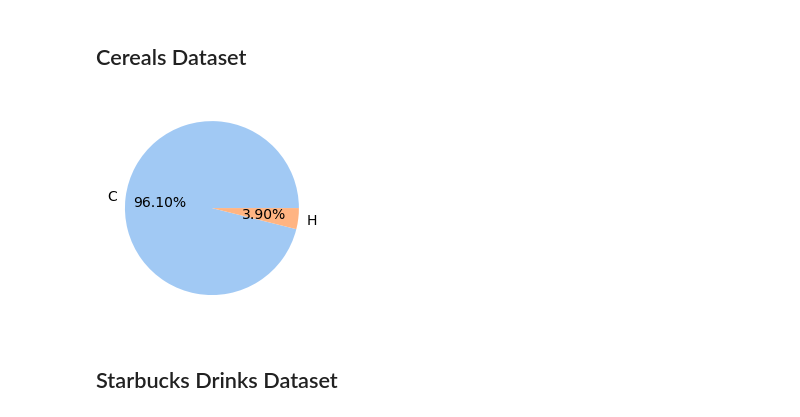
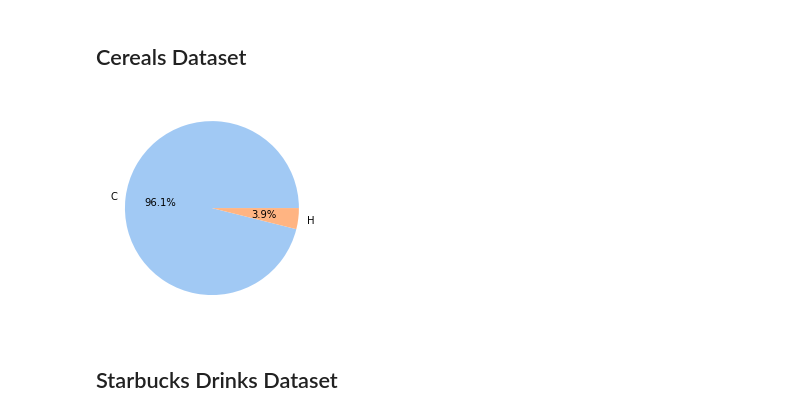
Before and after one commit to SamaSamrin/Python-Data-Visualization-Guide, a Jupyter notebook: DV_Practice.ipynb, the cells around one changed output. Saved outputs shown, nothing was run; the diff lists cells and outputs as text; code cells hidden in the pictures.

```diff
--- a/DV_Practice.ipynb
+++ b/DV_Practice.ipynb
@@ -189,11 +189,11 @@ plt.show()
 # %% [markdown]
 ## Cereals Dataset
 # %%
-cereals['type'].value_counts().plot(kind='pie', autopct='%1.2f%%', colors=sns.color_palette('pastel'), textprops={'fontsize':14})
+cereals['type'].value_counts().plot(kind='pie', autopct='%1.1f%%', colors=sns.color_palette('pastel'))
 plt.ylabel('')
 plt.show()
 # %% [output]
-[figure, old version]
+[figure, new version]
 # %% [markdown]
 ## Starbucks Drinks Dataset
 # %%
```
Also changed, not shown: parts of 9 cells of this notebook.
